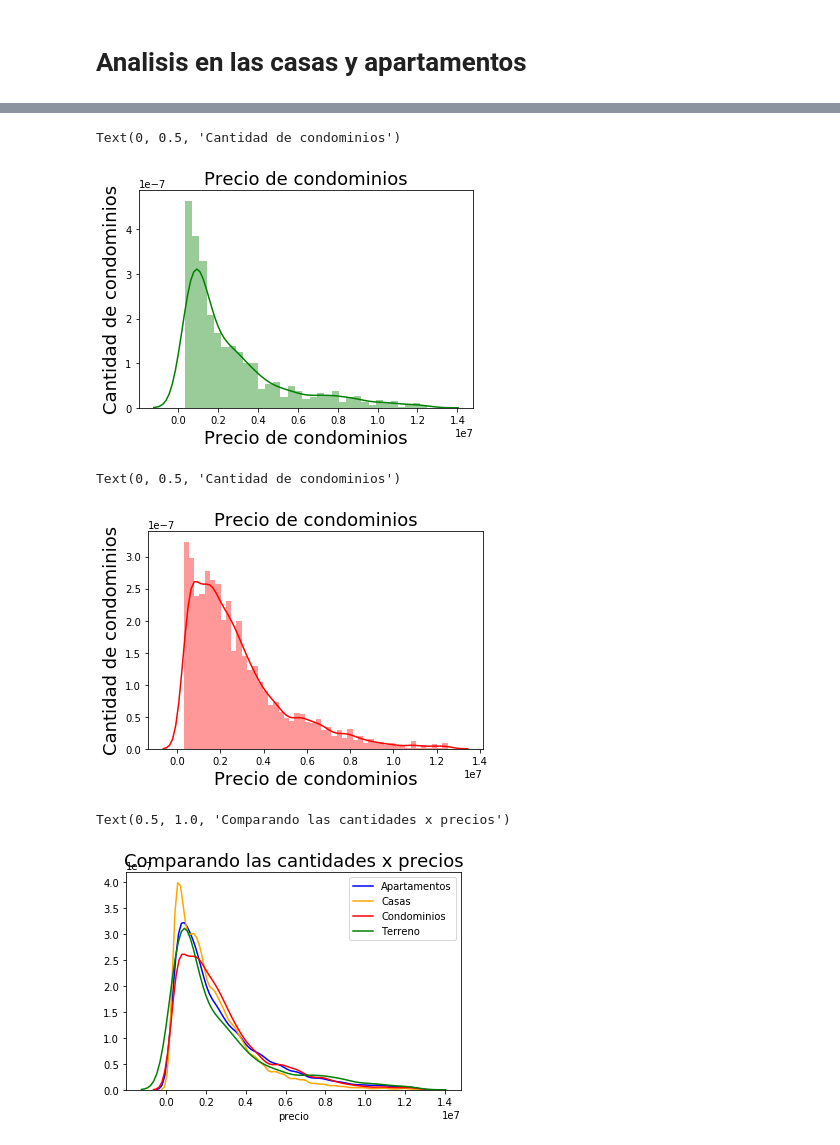
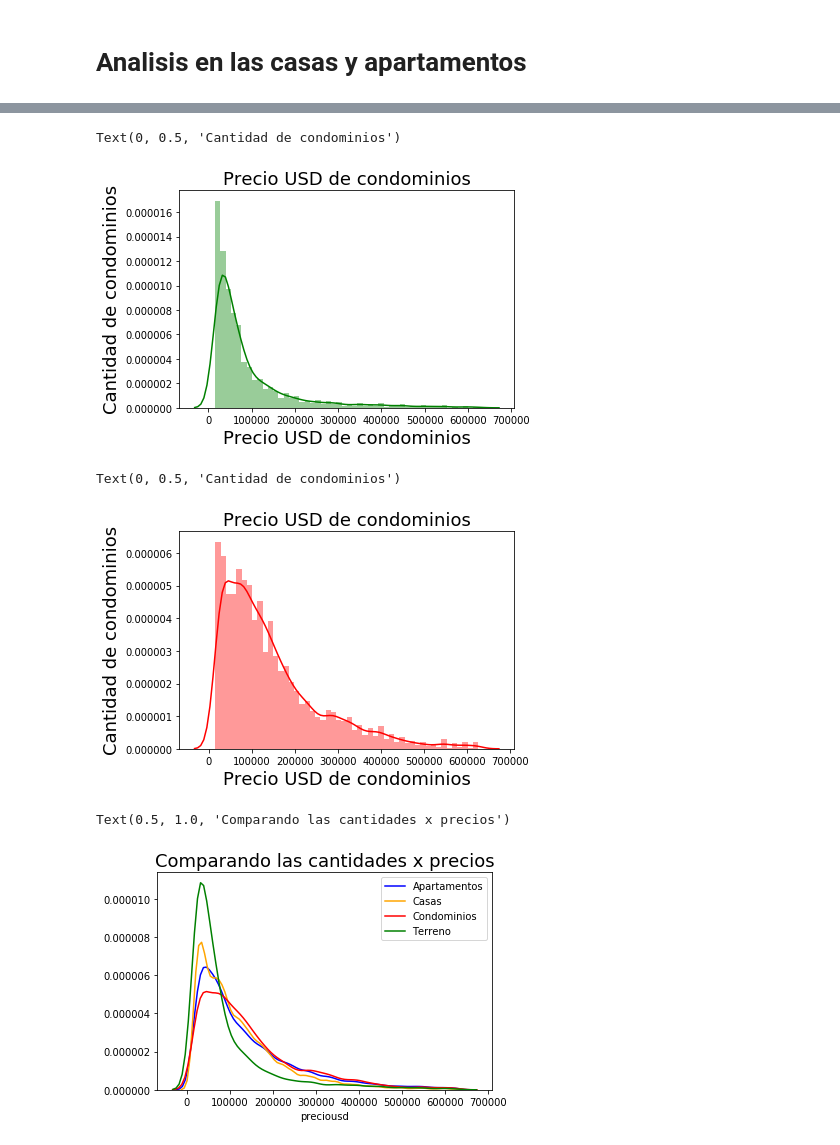
Before and after one commit to petermacgaul/orgaDatos-1, a Jupyter notebook: TP1/TP1.ipynb, the cells around one changed output, grey strips where cells are left out. Cells and saved outputs as stored; diff of their text form; code cells hidden in the pictures.

```diff
--- a/TP1/TP1.ipynb
+++ b/TP1/TP1.ipynb
@@ -55,3 +36,2 @@ df.sort_values('precio',ascending=False).head(6)
 # %%
-propiedades = df.dropna(subset=['tipodepropiedad'])
-propiedades_counts = propiedades['tipodepropiedad'].value_counts()
+propiedades_counts = df['tipodepropiedad'].value_counts()
@@ -60,2 +37,0 @@ Estoy dropiando propiedades y metros cuadrados NaN
-# %%
-propiedades = propiedades.dropna(subset=['metroscubiertos'])
@@ -98,27 +70,27 @@ Text(0, 0.5, 'Cantidad de apartamentos')
 # %%
 terreno = propiedades[propiedades['tipodepropiedad'] == 'Terreno']
-g = sns.distplot(terreno['precio'], color='green', label='Terreno')
-g.set_title("Precio de condominios", fontsize=18)
-g.set_xlabel("Precio de condominios",fontsize=18)
+g = sns.distplot(terreno['preciousd'], color='green', label='Terreno')
+g.set_title("Precio USD de condominios", fontsize=18)
+g.set_xlabel("Precio USD de condominios",fontsize=18)
 g.set_ylabel("Cantidad de condominios", fontsize=18)
 # %% [output]
 Text(0, 0.5, 'Cantidad de condominios')
-[figure, old version]
+[figure, new version]
 # %%
 condominios = propiedades[propiedades['tipodepropiedad'] == 'Casa en condominio']
-g = sns.distplot(condominios['precio'], color='red', label='Condominios')
-g.set_title("Precio de condominios", fontsize=18)
-g.set_xlabel("Precio de condominios",fontsize=18)
+g = sns.distplot(condominios['preciousd'], color='red', label='Condominios')
+g.set_title("Precio USD de condominios", fontsize=18)
+g.set_xlabel("Precio USD de condominios",fontsize=18)
 g.set_ylabel("Cantidad de condominios", fontsize=18)
 # %% [output]
 Text(0, 0.5, 'Cantidad de condominios')
-[figure, old version]
+[figure, new version]
 # %%
-g = sns.distplot(apartamentos['precio'], color='blue', label='Apartamentos', hist=False)
-g = sns.distplot(casas['precio'], color='orange', label='Casas', hist=False)
-g = sns.distplot(condominios['precio'], color='red', label='Condominios', hist=False)
-g = sns.distplot(terreno['precio'], color='green', label='Terreno',hist=False)
+g = sns.distplot(apartamentos['preciousd'], color='blue', label='Apartamentos', hist=False)
+g = sns.distplot(casas['preciousd'], color='orange', label='Casas', hist=False)
+g = sns.distplot(condominios['preciousd'], color='red', label='Condominios', hist=False)
+g = sns.distplot(terreno['preciousd'], color='green', label='Terreno',hist=False)
 g.set_title("Comparando las cantidades x precios", fontsize=18)
 # %% [output]
 Text(0.5, 1.0, 'Comparando las cantidades x precios')
-[figure, old version]
+[figure, new version]
```
Also changed, not shown: parts of 17 cells of this notebook, 1 other file.
